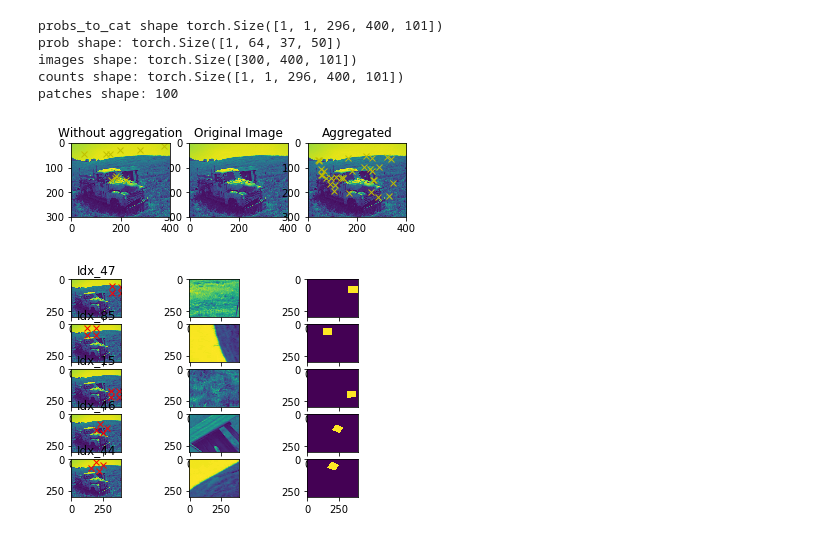
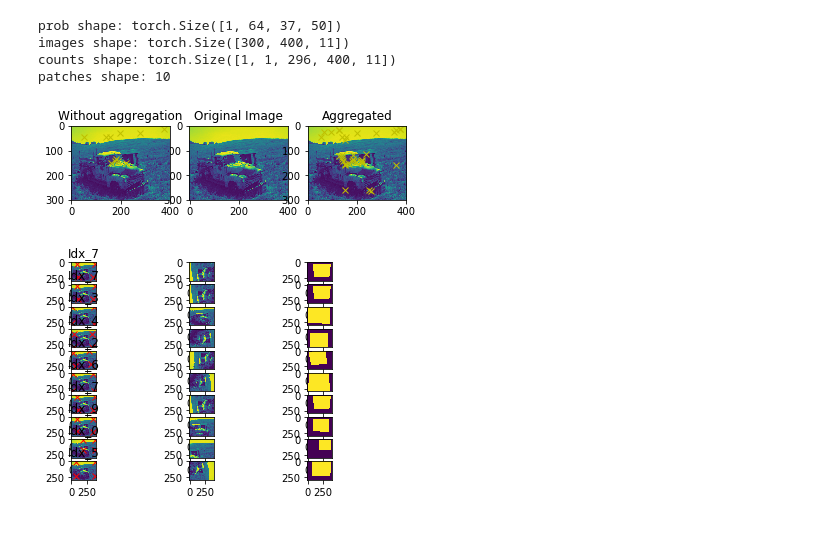
Before and after one commit to srini-cmu/specialized-superpoint, a Jupyter notebook: homography.ipynb, the cells around one changed output. Saved outputs shown, nothing was run; the diff lists cells and outputs as text; code cells hidden in the pictures.

```diff
--- a/homography.ipynb
+++ b/homography.ipynb
@@ -104,42 +104,42 @@ def warp_point(homo, pts, need_mask=True):
     return torch.transpose(res,1,2)[:,:,:-1].view(B,H,W,2), bound.view(B,H,W), np.array(mask)
 # %%
 # parameter
-threshold = 1
+threshold = 0.9
 config = dict()
+config['threshold'] = 0.4
 config['aggregation'] = 'pts' # 'mean'
-config['num'] = 100 # how many homography adaptation to perform per image
-config['patch_ratio'] = 0.85
+config['num'] = 10 # how many homography adaptation to perform per image
+config['patch_ratio'] = 0.8
 
 # load in model
 magic_leap_model = SuperPointNet().to(DEVICE)
 model = torch.load('./Fri Nov  9 15:54:21 2018/e_405_a_10.9042.model').to(DEVICE)
 magic_leap_model.load_state_dict(torch.load('superpoint_v1.pth'))
 criterion = nn.Softmax(dim=1) #reduction='elementwise_sum')
 
 # load in images
 img_dir = '../test_coco/'
 imgsList = os.listdir(img_dir)
 clr_imgs = [Image.open(img_dir+img).resize((400,300),Image.ANTIALIAS) for img in imgsList]
 
 net = model.eval()
 
 a = {}
 with torch.no_grad():
     a = homography_adaptation(clr_imgs[0].convert('L'), net, config)
     a['prob_orig'], _ = net(torch.from_numpy(np.array(clr_imgs[0].convert('L'))).unsqueeze(0).unsqueeze(1).float().to(DEVICE))
     a['num'] = config['num']
 
 print('prob shape:',a['prob'].shape)
 print('images shape:',a['images'].shape)
 print('counts shape:',a['counts'].shape)
 print('patches shape:',len(a['patches']))
 
-show_results(a,5)
+show_results(a,10)
 # %% [output]
-probs_to_cat shape torch.Size([1, 1, 296, 400, 101])
 prob shape: torch.Size([1, 64, 37, 50])
-images shape: torch.Size([300, 400, 101])
-counts shape: torch.Size([1, 1, 296, 400, 101])
-patches shape: 100
+images shape: torch.Size([300, 400, 11])
+counts shape: torch.Size([1, 1, 296, 400, 11])
+patches shape: 10
-[figure, old version]
+[figure, new version]
-[figure, old version]
+[figure, new version]
```
Also changed, not shown: parts of 4 cells of this notebook.
